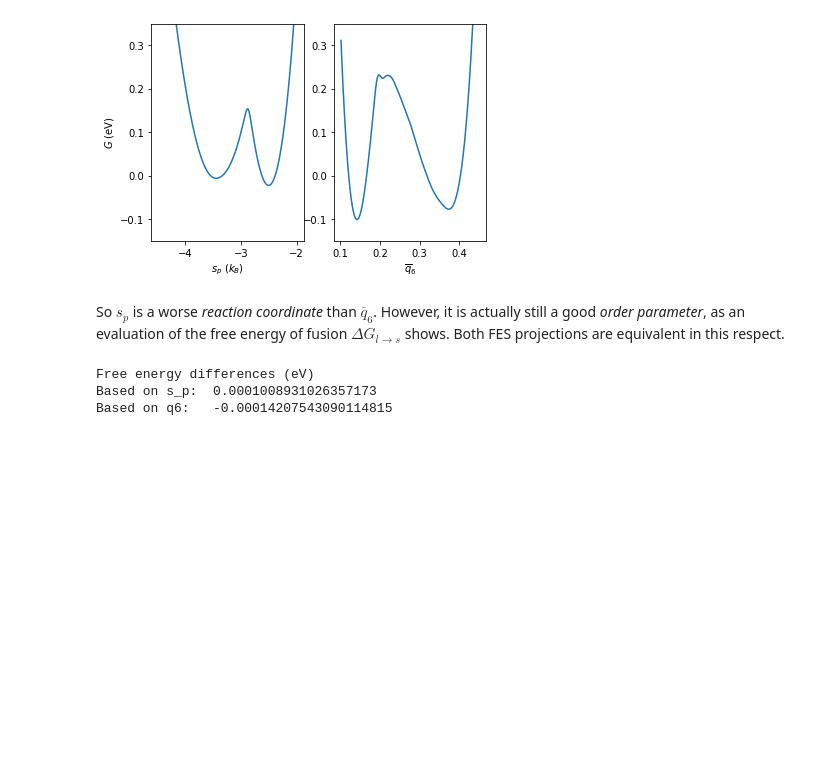
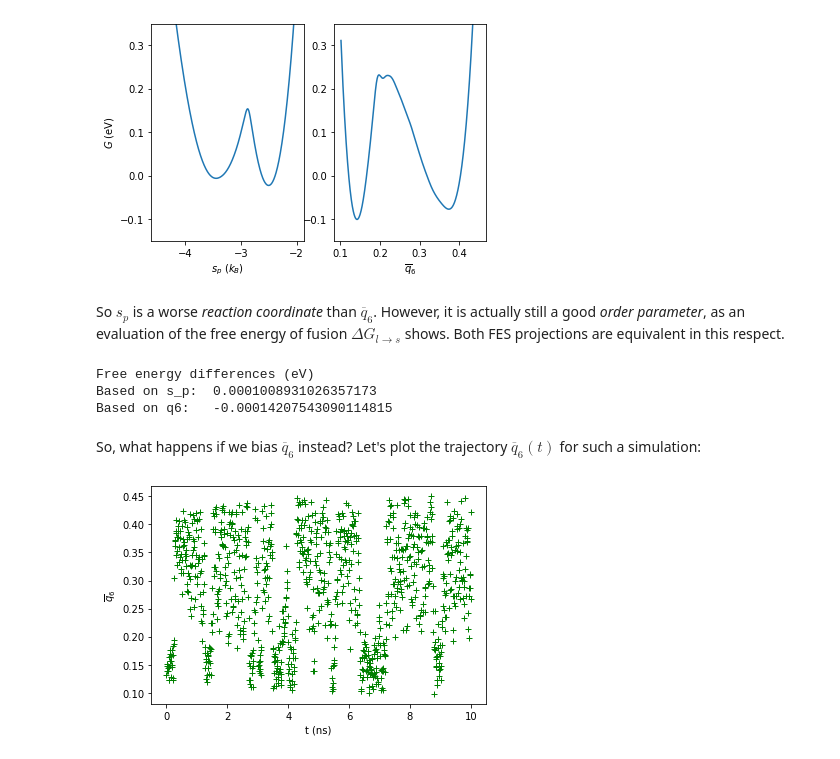
Before and after one commit to kbal/winterschool2021, a Jupyter notebook: example3/analysis.ipynb, the cells around one changed output. Saved outputs shown, nothing was run; the diff lists cells and outputs as text; code cells hidden in the pictures; blank space fills up the shorter version.

Commit message:
Finalize local example

```diff
--- a/example3/analysis.ipynb
+++ b/example3/analysis.ipynb
@@ -97,3 +97,15 @@ print("Based on q6:  ", DeltaF)
 Free energy differences (eV)
 Based on s_p:  0.0001008931026357173
 Based on q6:   -0.00014207543090114815
+# %% [markdown]
+So, what happens if we bias $\overline{q}_6$ instead? Let's plot the trajectory $\overline{q}_6 (t)$ for such a simulation:
+# %%
+t_l = np.loadtxt('local/colvar', skiprows=1, usecols=0)
+sp_t_l = np.loadtxt('local/colvar', skiprows=1, usecols=2)
+q6_t_l = np.loadtxt('local/colvar', skiprows=1, usecols=3)
+plt.plot(t_l,q6_t_l,'g+')
+plt.xlabel("t (ns)")
+plt.ylabel("$\overline{q}_6$")
+plt.show()
+# %% [output]
+[figure, added]
```
Also changed, not shown: parts of 4 cells of this notebook, 12 other files.
